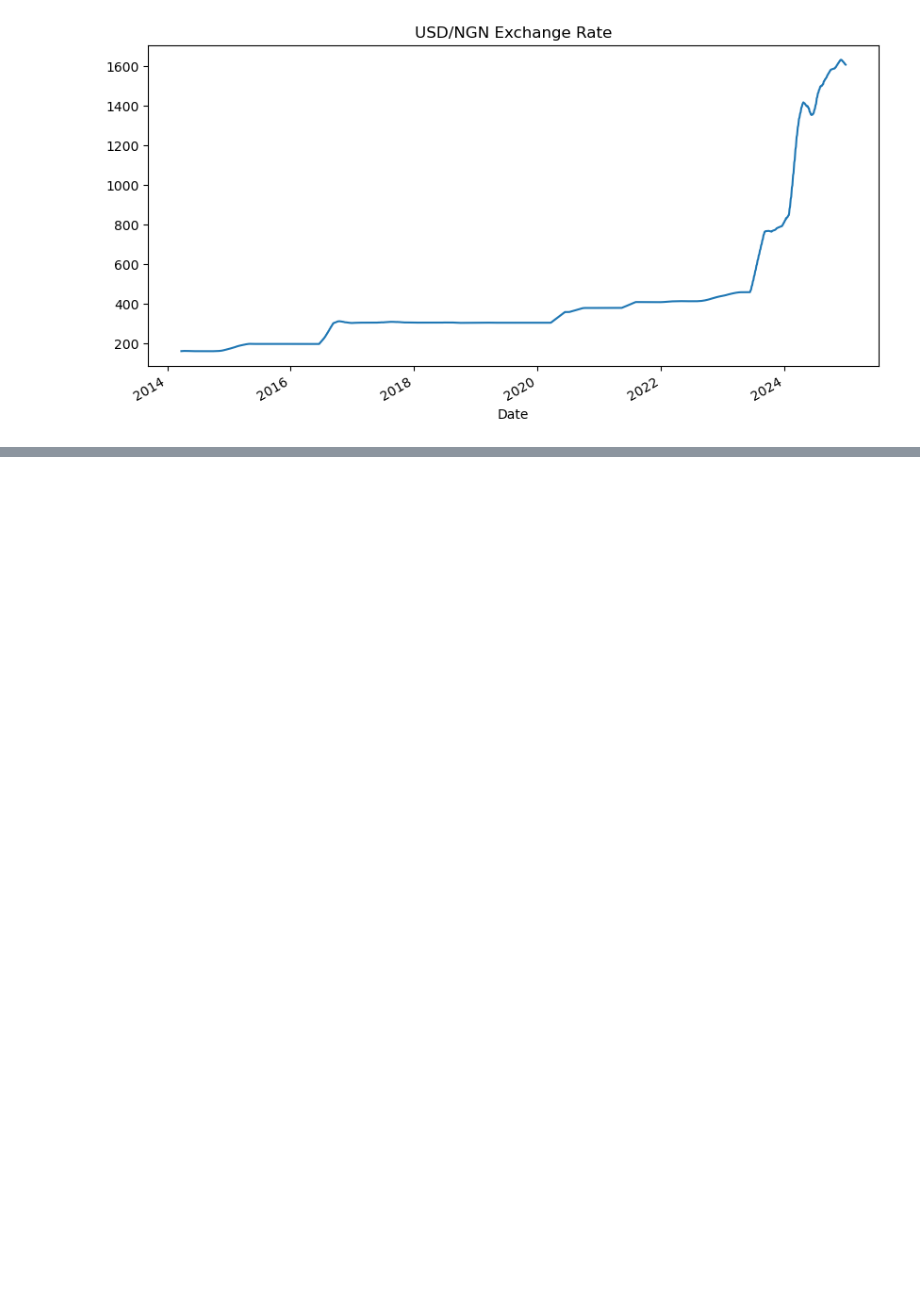
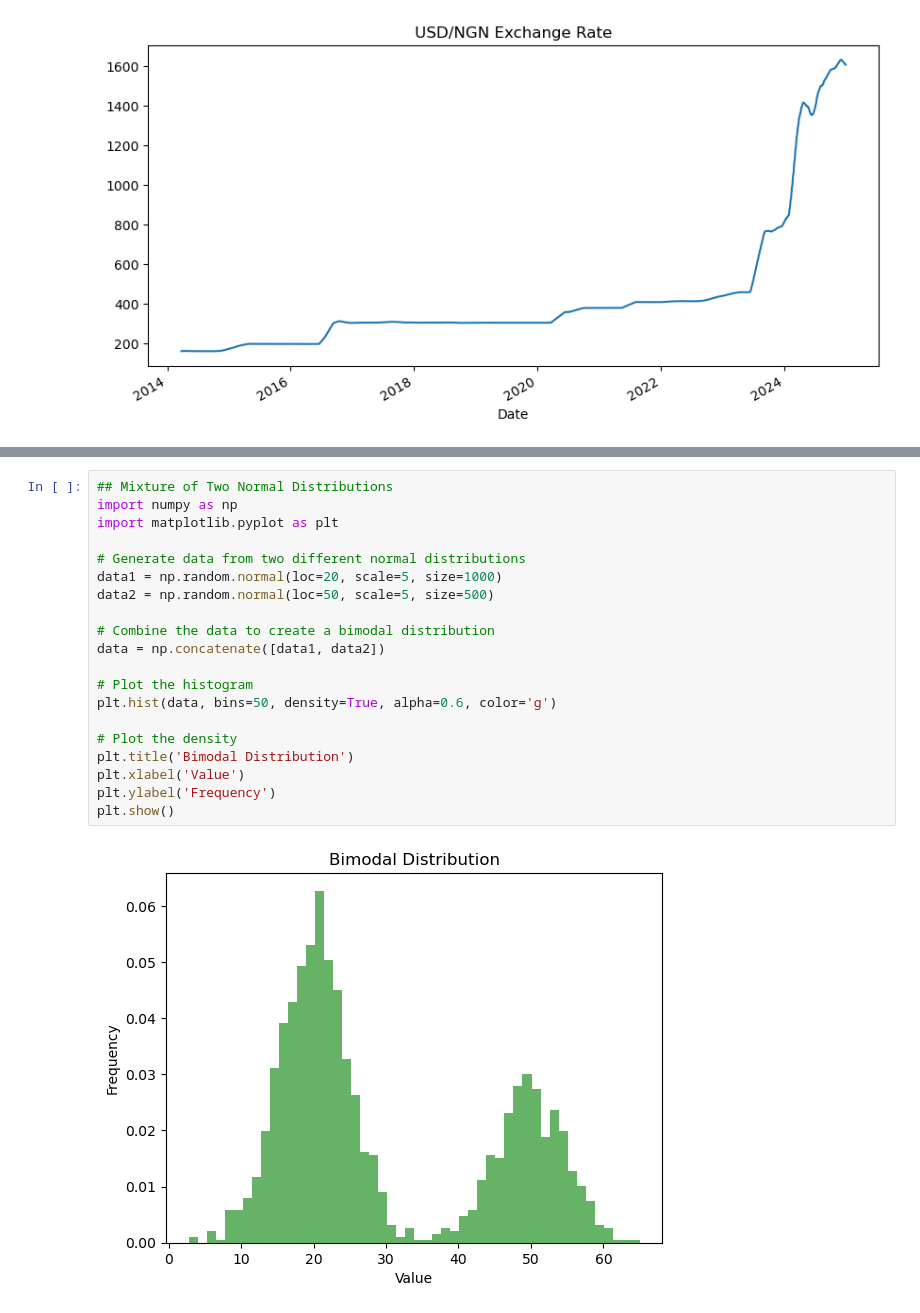
Before and after one commit to QuantBender/Hypermind, a Jupyter notebook: usd_ngn_forecast.ipynb, the cells around one changed output, grey strips where cells are left out. Cells and saved outputs as stored; diff of their text form; blank space fills up the shorter version.

```diff
--- a/usd_ngn_forecast.ipynb
+++ b/usd_ngn_forecast.ipynb
@@ -73,0 +98,22 @@ usd_ngn.head(30).describe()
+# %%
+## Mixture of Two Normal Distributions
+import numpy as np
+import matplotlib.pyplot as plt
+
+# Generate data from two different normal distributions
+data1 = np.random.normal(loc=20, scale=5, size=1000)
+data2 = np.random.normal(loc=50, scale=5, size=500)
+
+# Combine the data to create a bimodal distribution
+data = np.concatenate([data1, data2])
+
+# Plot the histogram
+plt.hist(data, bins=50, density=True, alpha=0.6, color='g')
+
+# Plot the density
+plt.title('Bimodal Distribution')
+plt.xlabel('Value')
+plt.ylabel('Frequency')
+plt.show()
+# %% [output]
+[figure, added]
```
Also changed, not shown: parts of 16 cells of this notebook, 1 other file.
